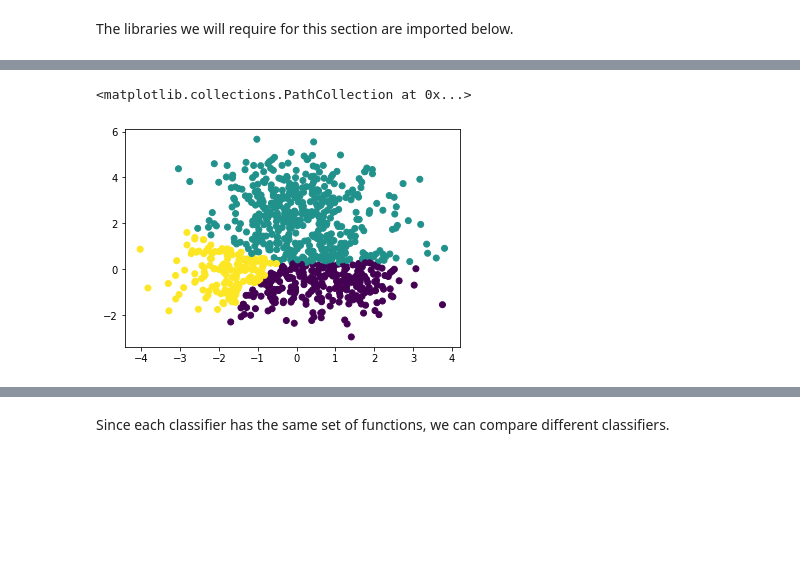
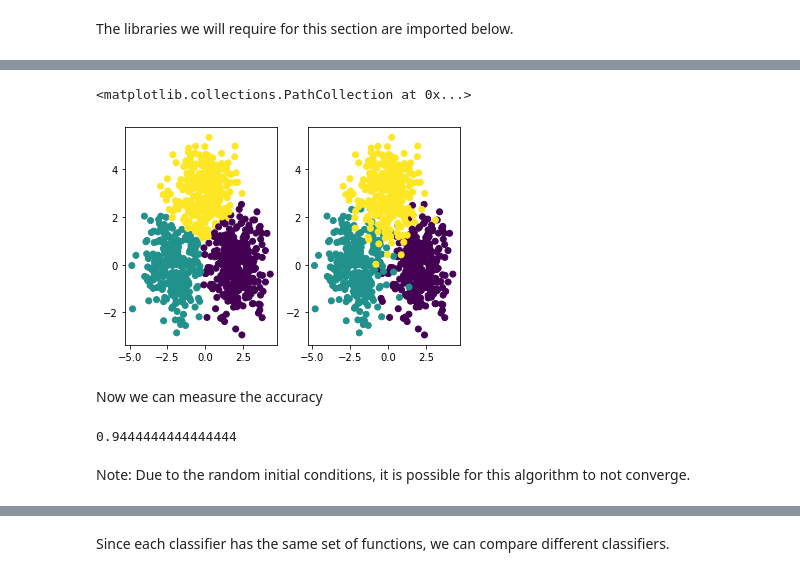
Before and after one commit to 5hogun-Ormerod/Machine-learning-Python, a Jupyter notebook: NCME.ipynb, the cells around one changed output, grey strips where cells are left out. Drawn from its saved outputs; the diff is of its cells as text; code cells hidden in the pictures; blank space fills up the shorter version.

```diff
--- a/NCME.ipynb
+++ b/NCME.ipynb
@@ -86,5 +140,4 @@ plt.scatter(X[:,0],X[:,1],c=y)
 # %%
-sigmoid = lambda x: 1/(1-np.exp(-x))
 f = lambda a,x:sigmoid(a[0]*x[0]+a[1]*x[1] + a[2])
 dist = lambda a,x,y: np.abs(f(a,x) - y)
 loss = lambda a:sum([dist(a,x,y) for x,y in zip(X,y)])
@@ -132,6 +226,6 @@ plt.scatter(X_test[:,0],X_test[:,1],c=pred_class)
 # %%
-X1 = np.random.multivariate_normal([1,0], [[1,0],[0,1]], 300)
-X2 = np.random.multivariate_normal([-1,0], [[1,0],[0,1]], 300)
+X1 = np.random.multivariate_normal([2,0], [[1,0],[0,1]], 300)
+X2 = np.random.multivariate_normal([-2,0], [[1,0],[0,1]], 300)
 X3 = np.random.multivariate_normal([0,3], [[1,0],[0,1]], 300)
 X = np.concatenate([X1,X2,X3],0)
 y = np.concatenate([np.zeros(300),np.ones(300),2*np.ones(300)])
@@ -143,11 +267,33 @@ plt.scatter(X[:,0],X[:,1],c=y)
 # %%
 Y = np.concatenate([[[1,0,0] for _ in range(300)],[[0,1,0] for _ in range(300)],[[0,0,1] for _ in range(300)]])
-A0 = np.random.normal(0,3, (3*3))
+# This forms the one-hot-encoding for the targets
+
+A0 = np.random.random(9)
 Xt = np.concatenate([X,np.ones((900,1))],1)
-loss = lambda A:sum(sum((sigmoid(np.matmul(Xt,A.reshape((3,3))))-Y)**2))
-res = optimize.minimize(loss, A0, method="cobyla")
-pred = np.argmax(sigmoid((sigmoid(np.matmul(Xt,res['x'].reshape((3,3)))))),1)
-plt.scatter(X[:,0],X[:,1],c=pred)
+# Xt = (X|1)
+
+loss = lambda A:sum(sum((softmax(np.matmul(Xt,A.reshape((3,3))))-Y)**2))
+# L(A) = \sum |\sigmoid (X_t x A) - Y|^2
+
+res = optimize.minimize(loss, A0)
+Ap = res['x'].reshape((3,3))
+
+# Now Ap contains the entries for the
+pred_class = np.argmax(sigmoid(np.matmul(Xt,Ap)),1)
+
+# We now plot the predictions on the left, the original classes on the right
+fig, (ax1, ax2) = plt.subplots(1, 2)
+
+ax1.scatter(X[:,0],X[:,1],c=pred_class)
+ax2.scatter(X[:,0],X[:,1],c=y)
 # %% [output]
 <matplotlib.collections.PathCollection at 0x...>
-[figure, old version]
+[figure, new version]
+# %% [markdown]
+Now we can measure the accuracy
+# %%
+accuracy_score(y,pred_class)
+# %% [output]
+0.9444444444444444
+# %% [markdown]
+Note: Due to the random initial conditions, it is possible for this algorithm to not converge.
```
Also changed, not shown: parts of 213 cells of this notebook.
